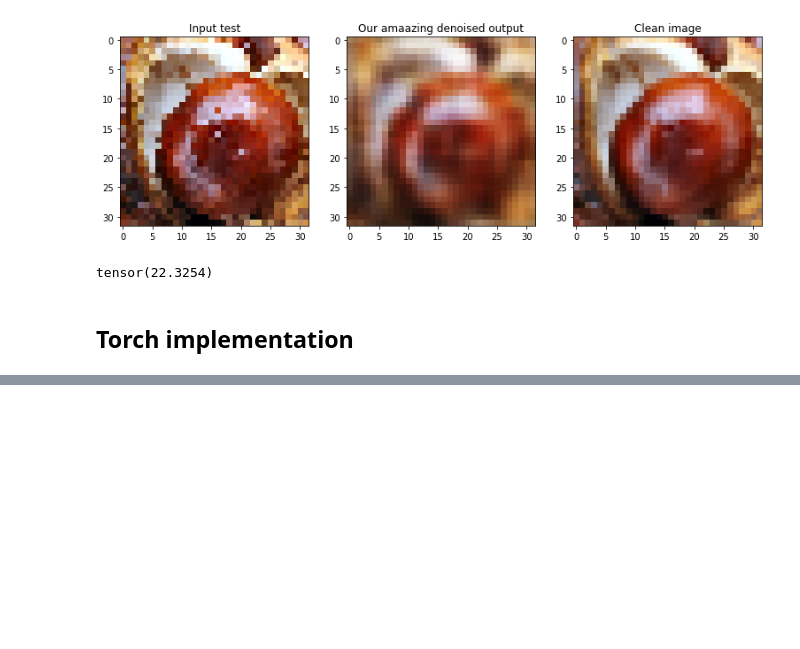
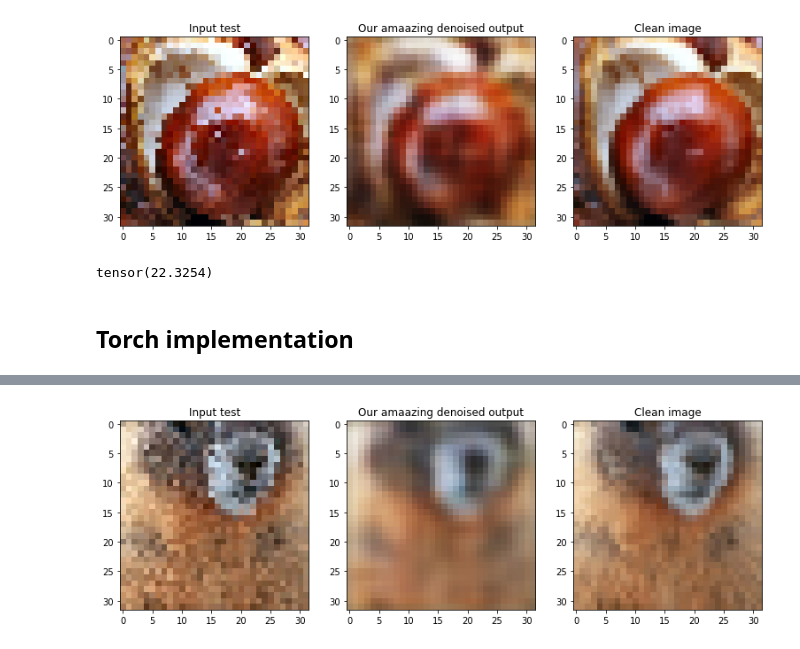
Before and after one commit to frasalvi/Noise2Noise-Denoising-Autoencoder, a Jupyter notebook: Miniproject2/others/test_model.ipynb, the cells around one changed output, grey strips where cells are left out. Saved outputs shown, nothing was run; the diff lists cells and outputs as text; code cells hidden in the pictures; blank space fills up the shorter version.

```diff
--- a/Miniproject2/others/test_model.ipynb
+++ b/Miniproject2/others/test_model.ipynb
@@ -27,8 +28,8 @@ training size:  50000
 # Load validation data
 VALIDATION_PATH = '../../data/val_data.pkl'
 validation_noisy_imgs, validation_clean_imgs = torch.load(VALIDATION_PATH)
-validation_noisy_imgs = validation_noisy_imgs/255
-validation_clean_imgs = validation_clean_imgs/255
+validation_noisy_imgs = validation_noisy_imgs
+validation_clean_imgs = validation_clean_imgs
 print('validation size: ', validation_clean_imgs.shape[0])
 # %% [output]
 validation size:  1000
@@ -95,20 +87,3 @@ tensor(22.3254)
 torch.save(ourModel.model, 'bestmodel.pt')
 # %% [markdown]
 ## Torch implementation
-# %%
-torch.set_grad_enabled(True)
-torch_model = nn.Sequential(nn.Conv2d(3, 16, 3, stride=2, padding=1),
-            nn.ReLU(),
-            nn.Conv2d(16, 32, 3, stride=2, padding=1),
-            nn.ReLU(),
-            nn.Upsample(scale_factor=2),
-            nn.Conv2d(32, 16, 3, padding=1),
-            nn.ReLU(),
-            nn.Upsample(scale_factor=2),
-            nn.Conv2d(16, 3, 3, padding=1),
-            #   nn.Sigmoid()
-            )
-
-# optimizer = torch.optim.SGD(torch_model.parameters(), lr = 1e-3)
-optimizer = torch.optim.Adam(torch_model.parameters())
-criterion = nn.MSELoss()
@@ -175,15 +181,17 @@ plt.show()
 # %%
-test_input = validation_noisy_imgs
-test_target = validation_clean_imgs
+test_input = validation_noisy_imgs / 255.0
+test_target = validation_clean_imgs / 255.0
 
 nr = 1
 denoised = torch_model(test_input[nr, :, :, :].unsqueeze(dim=0))
 
 fig, ax = plt.subplots(1, 3, figsize=(13,5))
 ax[0].imshow(test_input[nr,:,:,:].permute(1,2,0).cpu(), cmap='gray')
 ax[0].set_title('Input test')
 ax[1].imshow(denoised[0,:,:,:].permute(1,2,0).cpu().detach().numpy(), cmap='gray')
 ax[1].set_title('Our amaazing denoised output')
 ax[2].imshow(test_target[nr,:,:,:].permute(1,2,0).cpu(), cmap='gray')
 ax[2].set_title('Clean image')
 plt.show()
+# %% [output]
+[figure, added]
```
Also changed, not shown: parts of 15 cells of this notebook.
